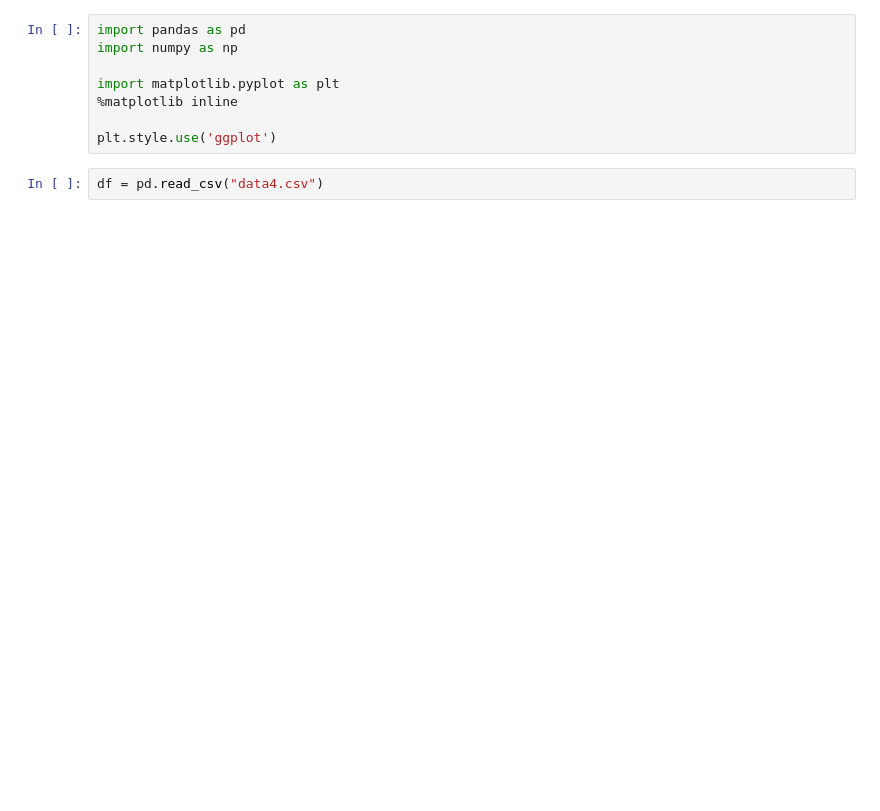
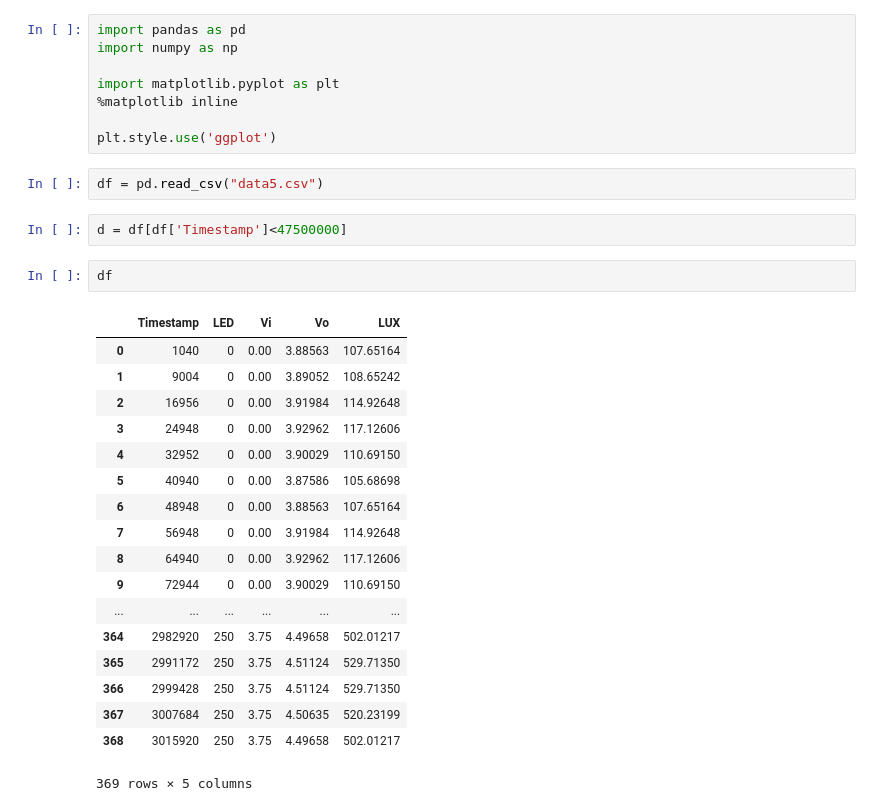
Before and after one commit to Akorra/retidisconsys, a Jupyter notebook: ledr/data/ploting.ipynb, the cells around one changed output. Drawn from its saved outputs; the diff is of its cells as text; blank space fills up the shorter version.

```diff
--- a/ledr/data/ploting.ipynb
+++ b/ledr/data/ploting.ipynb
@@ -7,5 +7,28 @@ import matplotlib.pyplot as plt
 
 plt.style.use('ggplot')
 # %%
-df = pd.read_csv("data4.csv")
+df = pd.read_csv("data5.csv")
+# %%
+d = df[df['Timestamp']<47500000]
+# %%
+df
+# %% [output]
+|  | Timestamp | LED | Vi | Vo | LUX |
+| 0 | 1040 | 0 | 0.00 | 3.88563 | 107.65164 |
+| 1 | 9004 | 0 | 0.00 | 3.89052 | 108.65242 |
+| 2 | 16956 | 0 | 0.00 | 3.91984 | 114.92648 |
+| 3 | 24948 | 0 | 0.00 | 3.92962 | 117.12606 |
+| 4 | 32952 | 0 | 0.00 | 3.90029 | 110.69150 |
+| 5 | 40940 | 0 | 0.00 | 3.87586 | 105.68698 |
+| 6 | 48948 | 0 | 0.00 | 3.88563 | 107.65164 |
+| 7 | 56948 | 0 | 0.00 | 3.91984 | 114.92648 |
+| 8 | 64940 | 0 | 0.00 | 3.92962 | 117.12606 |
+| 9 | 72944 | 0 | 0.00 | 3.90029 | 110.69150 |
+| ... | ... | ... | ... | ... | ... |
+| 364 | 2982920 | 250 | 3.75 | 4.49658 | 502.01217 |
+| 365 | 2991172 | 250 | 3.75 | 4.51124 | 529.71350 |
+| 366 | 2999428 | 250 | 3.75 | 4.51124 | 529.71350 |
+| 367 | 3007684 | 250 | 3.75 | 4.50635 | 520.23199 |
+| 368 | 3015920 | 250 | 3.75 | 4.49658 | 502.01217 |
+369 rows × 5 columns
 # %%
```
Also changed, not shown: parts of 1 cell of this notebook, 11 other files.
